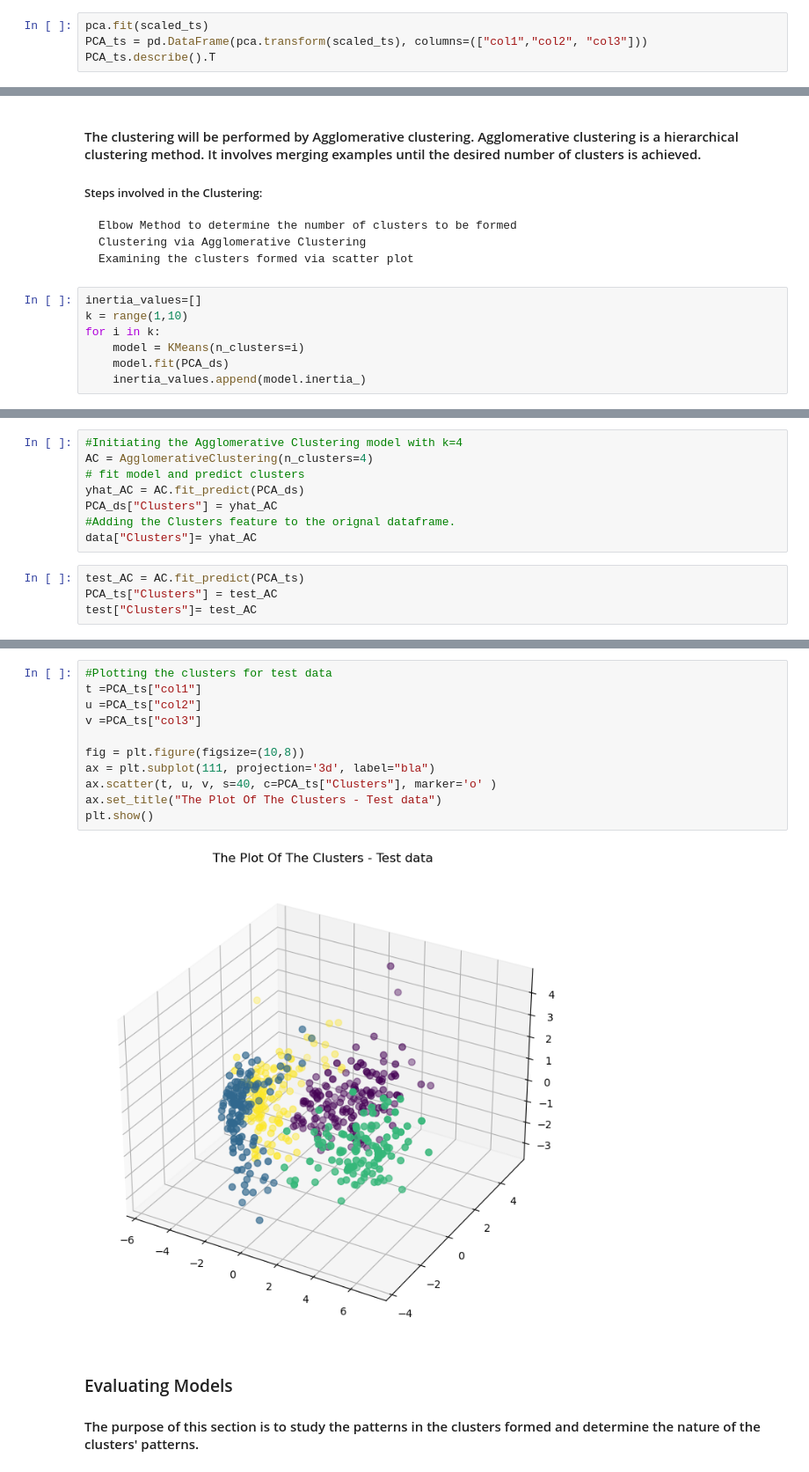
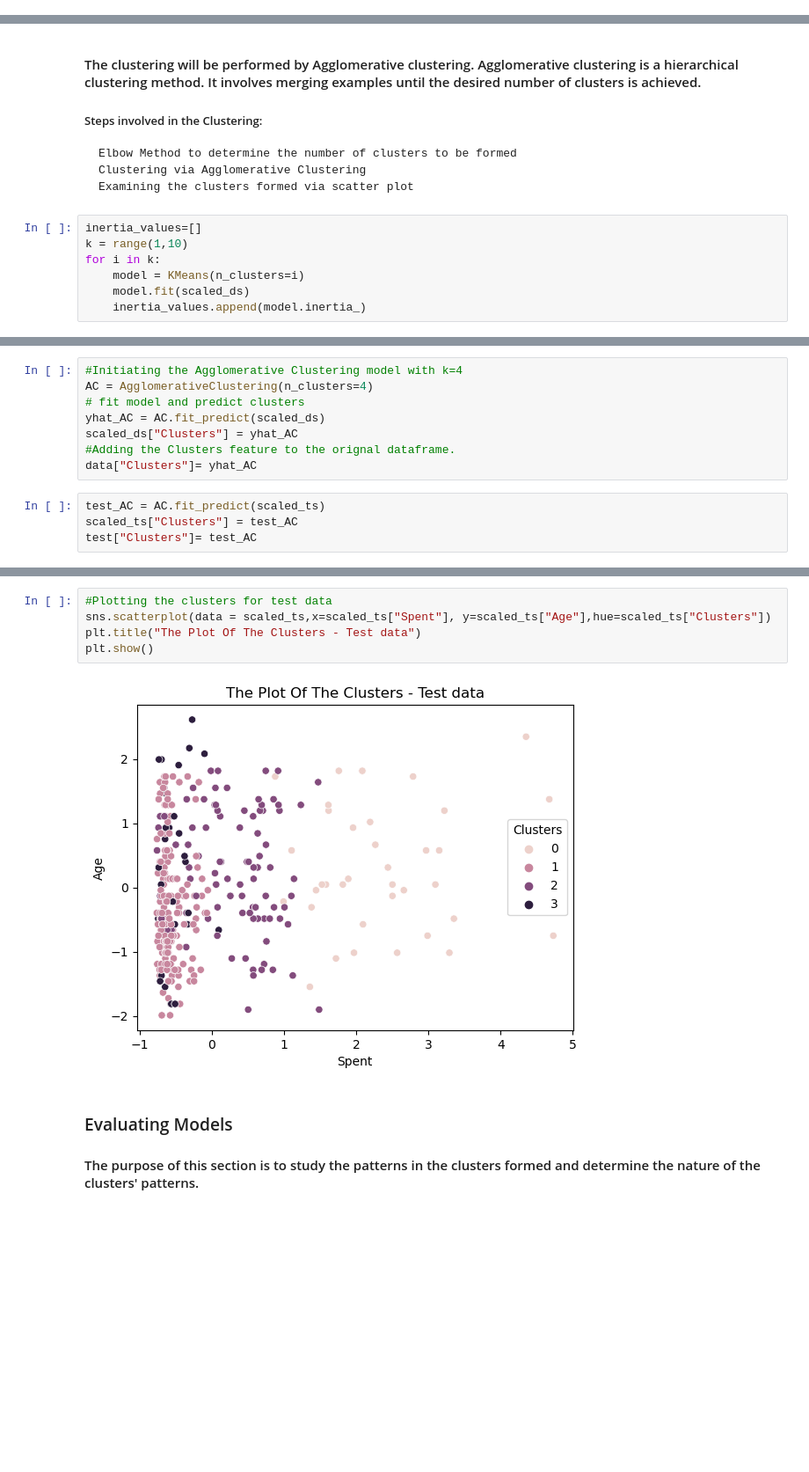
Before and after one commit to Shalini210688/CustomerAnalysis, a Jupyter notebook: Customer Analysis.ipynb, the cells around one changed output, grey strips where cells are left out. Shown at 88% size. Drawn from its saved outputs; the diff is of its cells as text; blank space fills up the shorter version.

```diff
--- a/Customer Analysis.ipynb
+++ b/Customer Analysis.ipynb
@@ -323,4 +306,0 @@ PCA_ds.describe().T
-# %%
-pca.fit(scaled_ts)
-PCA_ts = pd.DataFrame(pca.transform(scaled_ts), columns=(["col1","col2", "col3"]))
-PCA_ts.describe().T
@@ -355,7 +317,7 @@ inertia_values=[]
 k = range(1,10)
 for i in k:
     model = KMeans(n_clusters=i)
-    model.fit(PCA_ds)
+    model.fit(scaled_ds)
     inertia_values.append(model.inertia_)
 # %%
 plt.plot(k,inertia_values)
@@ -375,13 +337,13 @@ score
 #Initiating the Agglomerative Clustering model with k=4
 AC = AgglomerativeClustering(n_clusters=4)
 # fit model and predict clusters
-yhat_AC = AC.fit_predict(PCA_ds)
-PCA_ds["Clusters"] = yhat_AC
+yhat_AC = AC.fit_predict(scaled_ds)
+scaled_ds["Clusters"] = yhat_AC
 #Adding the Clusters feature to the orignal dataframe.
 data["Clusters"]= yhat_AC
 # %%
-test_AC = AC.fit_predict(PCA_ts)
-PCA_ts["Clusters"] = test_AC
+test_AC = AC.fit_predict(scaled_ts)
+scaled_ts["Clusters"] = test_AC
 test["Clusters"]= test_AC
 # %%
 #Plotting the clusters for train data
@@ -395,16 +356,10 @@ plt.show()
 # %%
 #Plotting the clusters for test data
-t =PCA_ts["col1"]
-u =PCA_ts["col2"]
-v =PCA_ts["col3"]
-
-fig = plt.figure(figsize=(10,8))
-ax = plt.subplot(111, projection='3d', label="bla")
-ax.scatter(t, u, v, s=40, c=PCA_ts["Clusters"], marker='o' )
-ax.set_title("The Plot Of The Clusters - Test data")
+sns.scatterplot(data = scaled_ts,x=scaled_ts["Spent"], y=scaled_ts["Age"],hue=scaled_ts["Clusters"])
+plt.title("The Plot Of The Clusters - Test data")
 plt.show()
 # %% [output]
-[figure, old version]
+[figure, new version]
 # %% [markdown]
 ### Evaluating Models
 #### The purpose of this section is to study the patterns in the clusters formed and determine the nature of the clusters' patterns.
```
Also changed, not shown: parts of 17 cells of this notebook.
